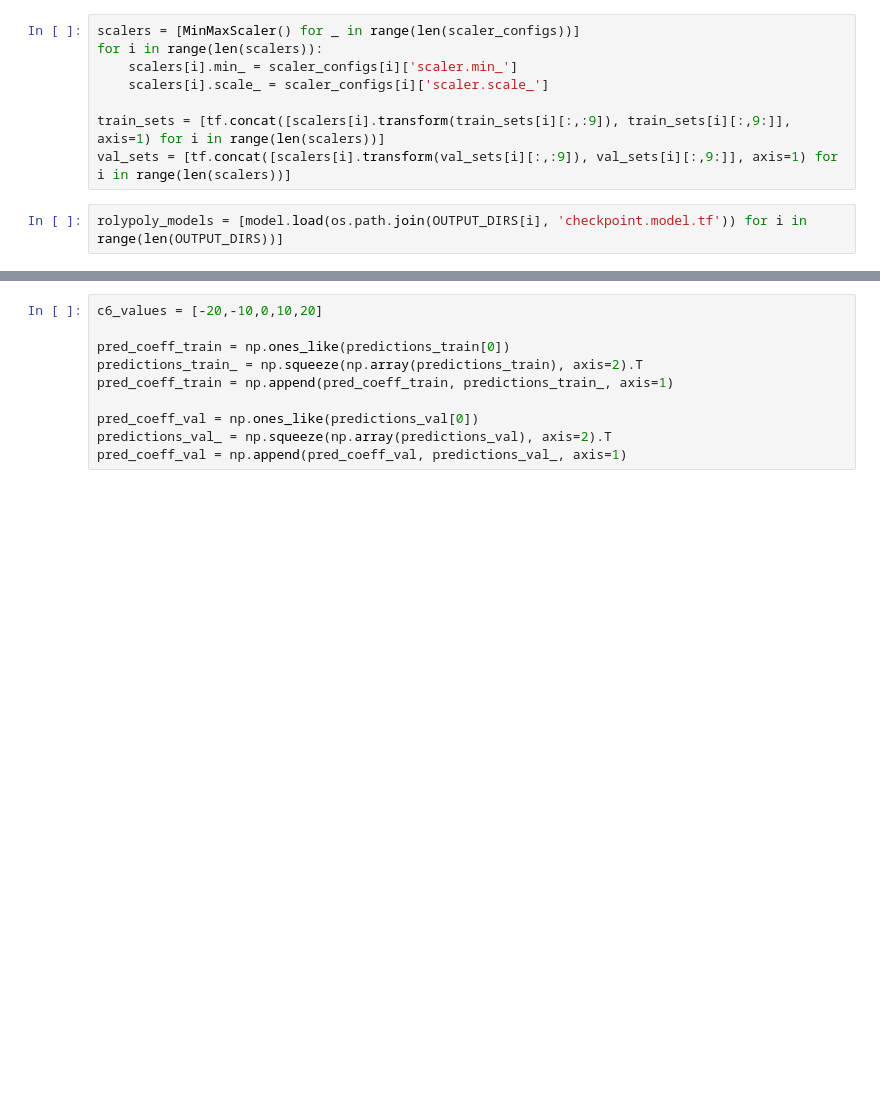
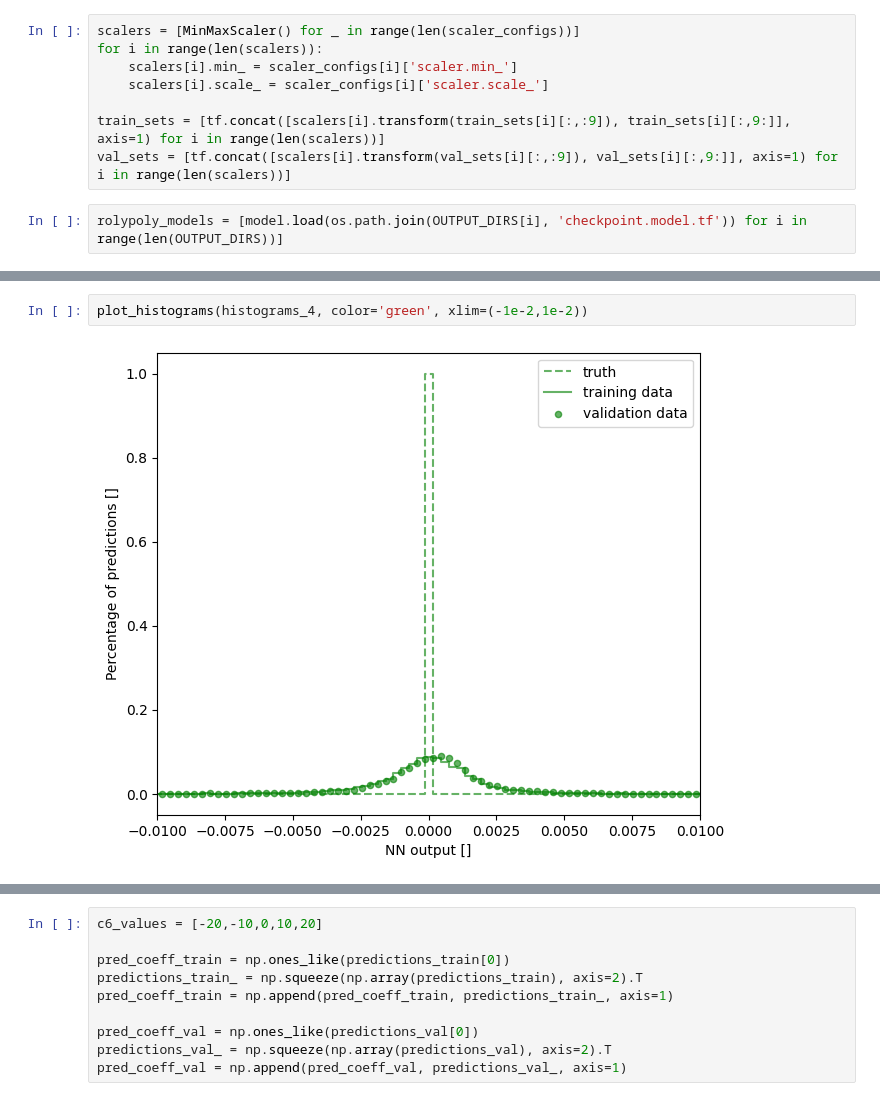
Before and after one commit to taehyounpark/higgs-offshell-interpretation, a Jupyter notebook: plot-rolypoly-outputs.ipynb, the cells around one changed output, grey strips where cells are left out. Drawn from its saved outputs; the diff is of its cells as text; blank space fills up the shorter version.

```diff
--- a/plot-rolypoly-outputs.ipynb
+++ b/plot-rolypoly-outputs.ipynb
@@ -158,3 +154,7 @@ plot_histograms(histograms_4, color='green', xlim=(-2e-5,5e-5), factor=0)#-5.5e-
+# %%
+plot_histograms(histograms_4, color='green', xlim=(-1e-2,1e-2))
+# %% [output]
+[figure, added]
 # %%
 hist_prm = ''
 
```
Also changed, not shown: parts of 18 cells of this notebook.
